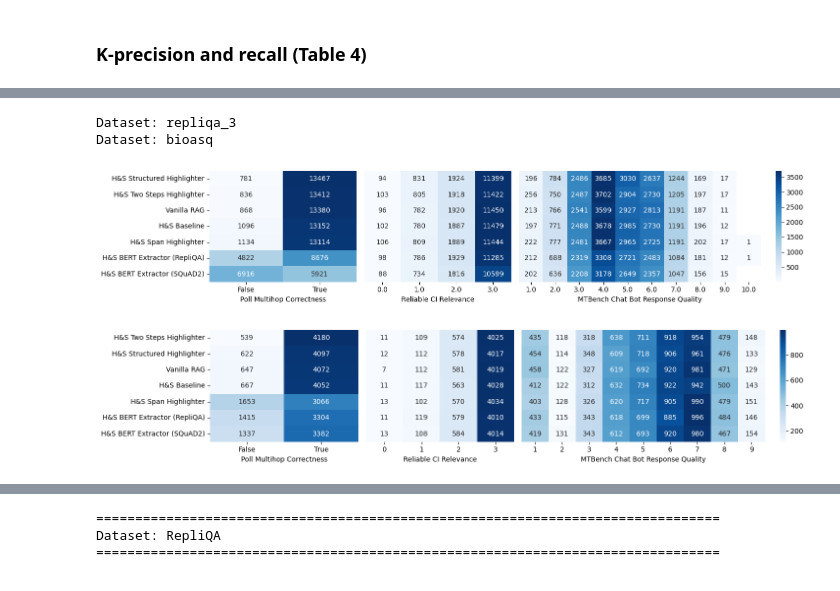
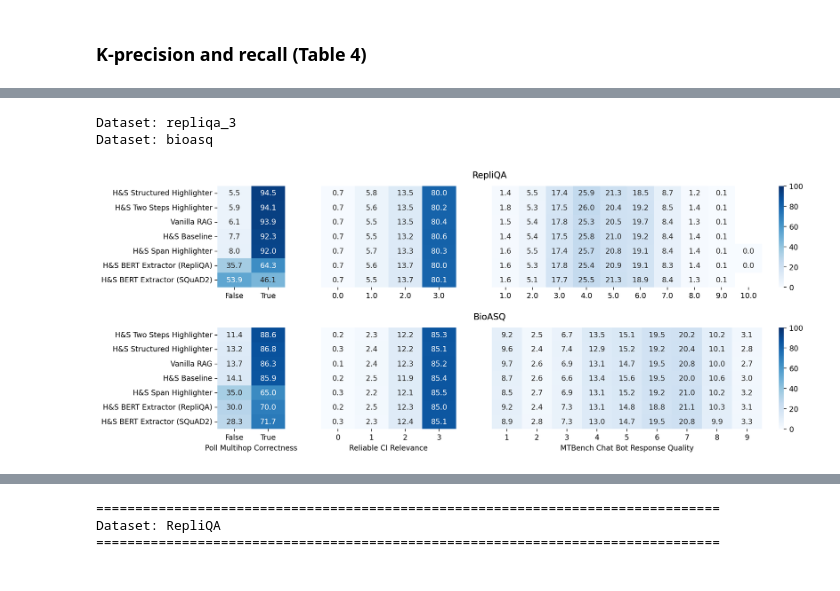
Before and after one commit to microsoft/highlight-summarize, a Jupyter notebook: reproduce/data-analysis.ipynb, the cells around one changed output, grey strips where cells are left out. Saved outputs shown, nothing was run; the diff lists cells and outputs as text; code cells hidden in the pictures.

```diff
--- a/reproduce/data-analysis.ipynb
+++ b/reproduce/data-analysis.ipynb
@@ -543,7 +564,9 @@ for dataset_name in ["repliqa_3", "bioasq"]:
     df = dataset_results[dataset_results.answer != NOANSWER_PRED]
     if "long_answer" in df.columns:
         df = df[df.long_answer != ""]
-        df = df[df.apply(lambda x: x["long_answer"] in x["document_extracted"], axis=1)]
+        # Use list comprehension instead of apply for faster substring check
+        mask = [la in doc for la, doc in zip(df["long_answer"], df["document_extracted"])]
+        df = df[mask]
 
         df["ref_passage_precision"], df["ref_answer_recall"] = adlakha_precision_recall(
             df["answer"],
@@ -617,12 +640,18 @@ print("\\end{table}")
 # %%
-for dataset_name, dataset_results in results_df.items():
+fig = plt.figure(figsize=(15, 6), dpi=200)
+# 2 rows (datasets), 3 columns (judges) with width ratios proportional to number of values
+gs = fig.add_gridspec(2, 3, width_ratios=[2, 4, 10], hspace=0.4)
+
+judges = ["PollMultihopCorrectness-gpt-4.1-mini_correctness_rating", "ReliableCIRelevance-gpt-4.1-mini_quality_rating", "MTBenchChatBotResponseQuality-gpt-4.1-mini_quality_rating"]
+
+# Store axes for adding centered titles later
+row_axes = {0: [], 1: []}
+
+for row_idx, (dataset_name, dataset_results) in enumerate(results_df.items()):
     print(f"Dataset: {dataset_name}")
     df = dataset_results[dataset_results.answer != NOANSWER_PRED]
 
-    fig = plt.figure(figsize=(15, 3))
-    cbar = False
-    count = 0
-    for count, judge in enumerate(["PollMultihopCorrectness-gpt-4.1-mini_correctness_rating", "ReliableCIRelevance-gpt-4.1-mini_quality_rating", "MTBenchChatBotResponseQuality-gpt-4.1-mini_quality_rating"]):
+    for col_idx, judge in enumerate(judges):
         df_relevance = {}
         for run_id, group in df.groupby("run_id"):
             df_relevance[run_id] = group.value_counts(judge).rename_axis("rating").reset_index(name="count")
@@ -630,6 +659,10 @@ for dataset_name, dataset_results in results_df.items():
         df_relevance["run_id"] = df_relevance["run_id"].map(PRETTY_NAMES)
         df_relevance.sort_values("count", ascending=False, inplace=True)
         df_relevance_pivot = df_relevance.pivot(index="run_id", columns="rating", values="count")
+
+        # Normalize each row to percentages (sum to 100%)
+        df_relevance_pivot = df_relevance_pivot.div(df_relevance_pivot.sum(axis=1), axis=0) * 100
+
         # Sort by our preferred order.
         if dataset_name == "repliqa_3":
             df_relevance_pivot = df_relevance_pivot.reindex([
@@ -642,43 +675,72 @@ for dataset_name, dataset_results in results_df.items():
                     "H&S BERT Extractor (SQuAD2)",
                 ],
                 axis=0,
             )
         else:
             df_relevance_pivot = df_relevance_pivot.reindex([
                     "H&S Two Steps Highlighter",
                     "H&S Structured Highlighter",
                     "Vanilla RAG",
                     "H&S Baseline",
                     "H&S Span Highlighter",
                     "H&S BERT Extractor (RepliQA)",
                     "H&S BERT Extractor (SQuAD2)",
                 ],
                 axis=0,
             )
 
-        if count == 0:
-            ax = first_ax = fig.add_subplot(1, 4, count + 1)
-        elif count < 2:
-            ax = fig.add_subplot(1, 4, count + 1, sharey=first_ax)
+        ax = fig.add_subplot(gs[row_idx, col_idx])
+        row_axes[row_idx].append(ax)
+
+        # Only show y-axis labels on first column
+        if col_idx > 0:
             ax.tick_params(axis='y', left=False, labelleft=False)
-        else:
-            ax = fig.add_subplot(1, 4, (3, 4), sharey=first_ax)
-            ax.tick_params(axis='y', left=False, labelleft=False)
-            cbar = True
+
+        # Only show colorbar on the last column
+        cbar = (col_idx == 2)
 
         sns.heatmap(
             data=df_relevance_pivot,
             annot=True,
-            fmt=".0f",
+            fmt=".1f",
             cmap="Blues",
             cbar=cbar,
+            vmin=0,
+            vmax=100,
+            ax=ax,
         )
-        ax.set_xlabel(PRETTY_NAMES.get(judge, judge))
+
+        # Only show x-label (judge name) on bottom row
+        if row_idx == 1:
+            ax.set_xlabel(PRETTY_NAMES.get(judge, judge))
+        else:
+            ax.set_xlabel("")
+
         ax.set_ylabel("")
 
-    plt.tight_layout()
+# Add centered titles for each row
+for row_idx, (dataset_name, _) in enumerate(results_df.items()):
+    # Get the bounding box spanning all axes in this row
+    axes_in_row = row_axes[row_idx]
+    left = axes_in_row[0].get_position().x0
+    right = axes_in_row[-1].get_position().x1
+    top = axes_in_row[0].get_position().y1
+    center_x = (left + right) / 2
+    fig.text(center_x, top + 0.02, PRETTY_NAMES.get(dataset_name, dataset_name),
+             ha='center', va='bottom', fontsize=12)
+
+plt.tight_layout()
+
+# Re-add centered titles after tight_layout (positions may have changed)
+for row_idx, (dataset_name, _) in enumerate(results_df.items()):
+    axes_in_row = row_axes[row_idx]
+    left = axes_in_row[0].get_position().x0
+    right = axes_in_row[-1].get_position().x1
+    top = axes_in_row[0].get_position().y1
+    center_x = (left + right) / 2
+    fig.text(center_x, top + 0.02, PRETTY_NAMES.get(dataset_name, dataset_name),
+             ha='center', va='bottom', fontsize=12)
 # %% [output]
 Dataset: repliqa_3
 Dataset: bioasq
-[figure, old version]
+[figure, new version]
-[figure, removed]
```
Also changed, not shown: parts of 19 cells of this notebook.
